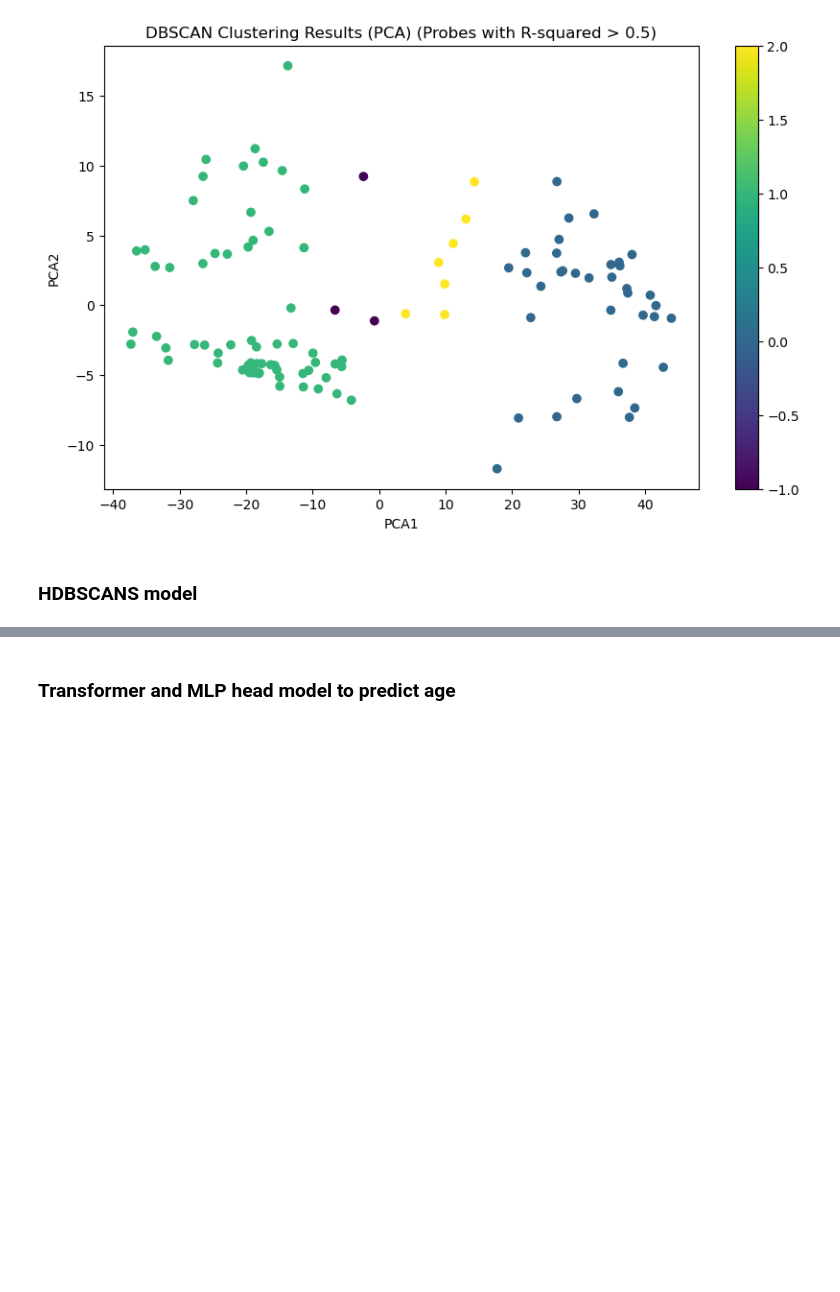
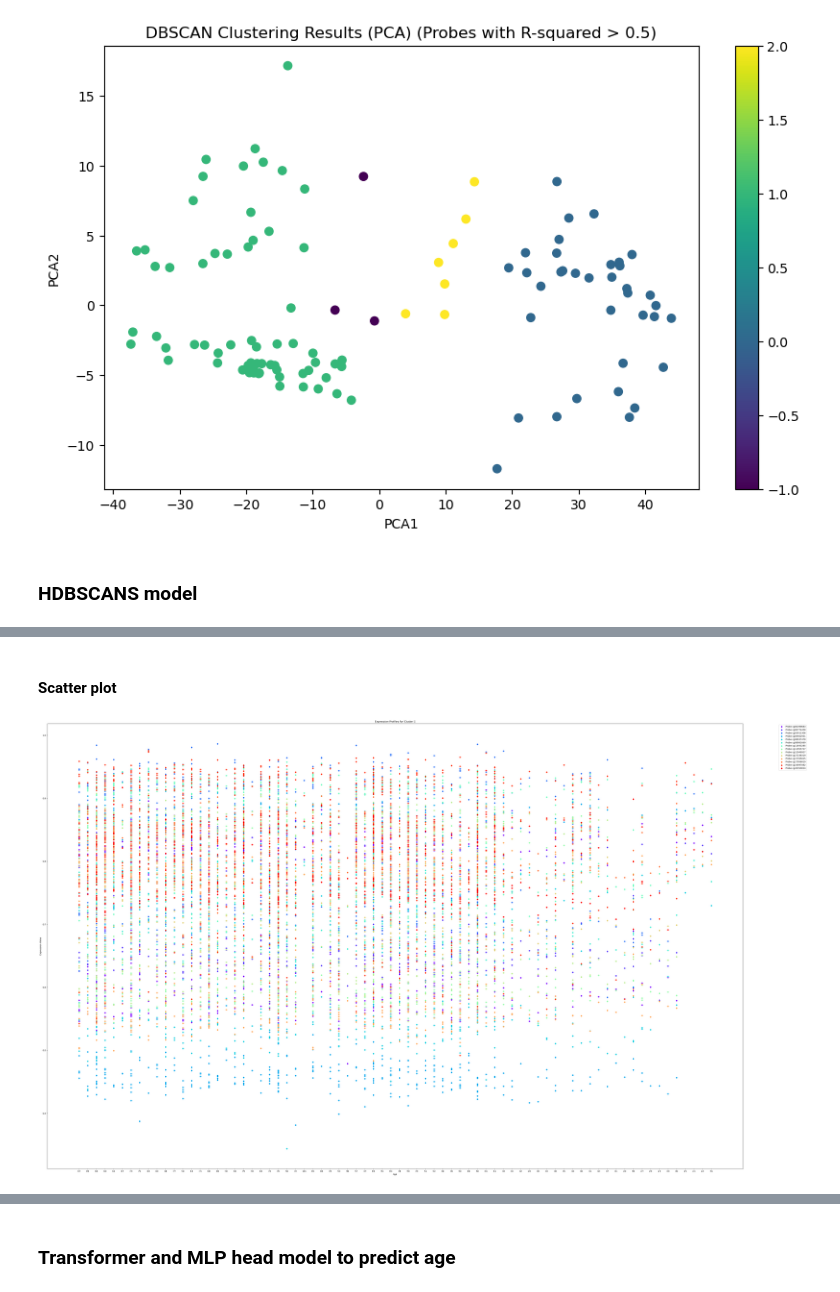
Before and after one commit to curryhank08/analyze-data-from-GEO-in-python, a Jupyter notebook: LR_in_python.ipynb, the cells around one changed output, grey strips where cells are left out. Saved outputs shown, nothing was run; the diff lists cells and outputs as text; code cells hidden in the pictures; blank space fills up the shorter version.

```diff
--- a/LR_in_python.ipynb
+++ b/LR_in_python.ipynb
@@ -1682,0 +1964,37 @@ plt.show()
+# %% [markdown]
+#### Scatter plot
+# %%
+import matplotlib.pyplot as plt
+import pandas as pd
+import numpy as np
+
+# Assuming you have a DataFrame sample_age_gender_data with columns 'Age' and 'Gender'
+# Assuming you have a DataFrame pivoted_samples_07 representing the expression data with a 'DBSCAN_Cluster' column
+
+# Define a color map for different probes within Cluster 1
+probe_colors = plt.cm.rainbow(np.linspace(0, 1, len(cluster_data.index)))
+
+# Create a scatter plot for each probe, color-coded by probe within Cluster 1
+plt.figure(figsize=(50, 30))
+
+for i, probe in enumerate(cluster_data.index):
+    # Extract age and expression values for the corresponding samples
+    age_values = sample_age_gender_data.loc[cluster_data.columns]['Age']
+    expression_values = cluster_data.loc[probe, :].values
+
+    # Scatter plot with a unique color for each probe
+    plt.scatter(age_values, expression_values, label=f'Probe {probe}', color=probe_colors[i])
+
+# Customize the plot
+plt.title(f'Expression Profiles for Cluster {cluster_to_plot}')
+plt.xlabel('Age')
+plt.ylabel('Expression Value')
+
+# Create a custom legend for the probes
+plt.legend(bbox_to_anchor=(1.05, 1), loc='upper left')
+
+# Show the plot
+plt.tight_layout()
+plt.show()
+# %% [output]
+[figure, added]
```
Also changed, not shown: parts of 37 cells of this notebook.
